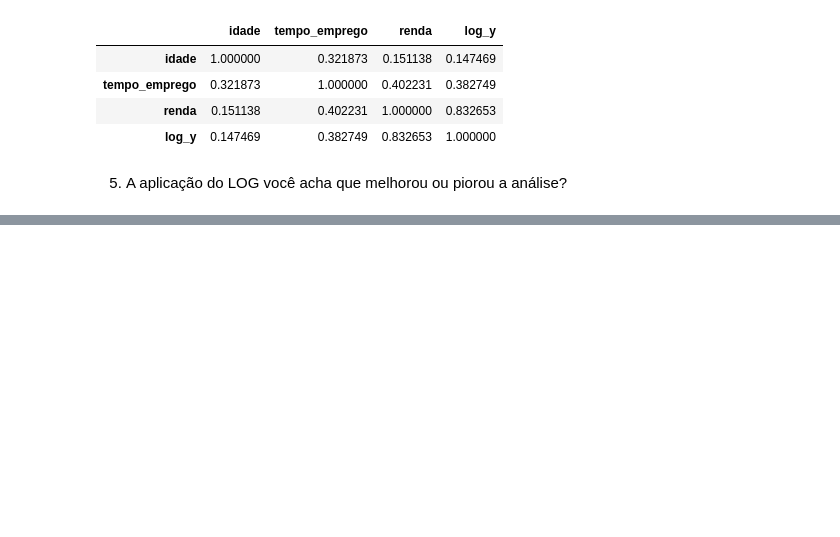
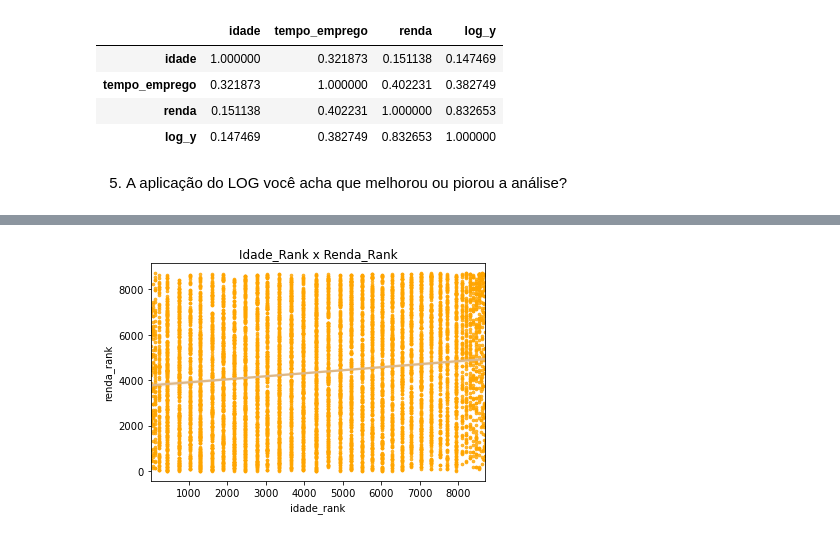
Before and after one commit to hiranfarias/Corr-Clustermap-regplot-log, a Jupyter notebook: corr_clustermap_regplot_log.ipynb, the cells around one changed output, grey strips where cells are left out. Saved outputs shown, nothing was run; the diff lists cells and outputs as text; code cells hidden in the pictures; blank space fills up the shorter version.

```diff
--- a/corr_clustermap_regplot_log.ipynb
+++ b/corr_clustermap_regplot_log.ipynb
@@ -132,0 +159,7 @@ df_log.corr()
+# %%
+# Grafico_Rank -->  Idade_Rank x Renda_Rank
+
+df_grafico_rank= sns.regplot(x='idade_rank',y='renda_rank', data = df_rank, scatter_kws={"color": 'orange','s':7},
+                             line_kws={"color": "burlywood"}).set(title='Idade_Rank x Renda_Rank')
+# %% [output]
+[figure, added]
```
Also changed, not shown: parts of 4 cells of this notebook, 1 other file.
